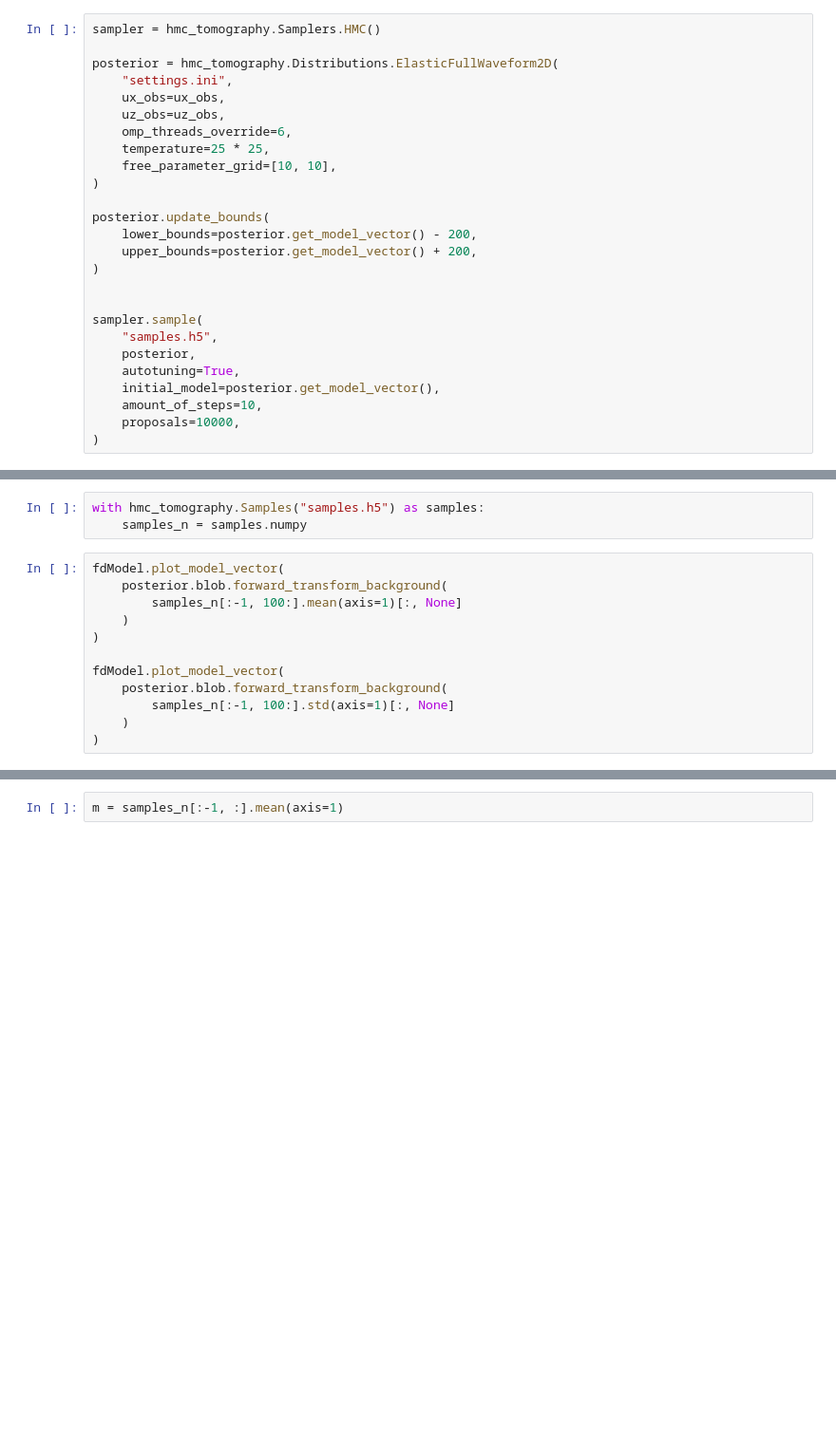
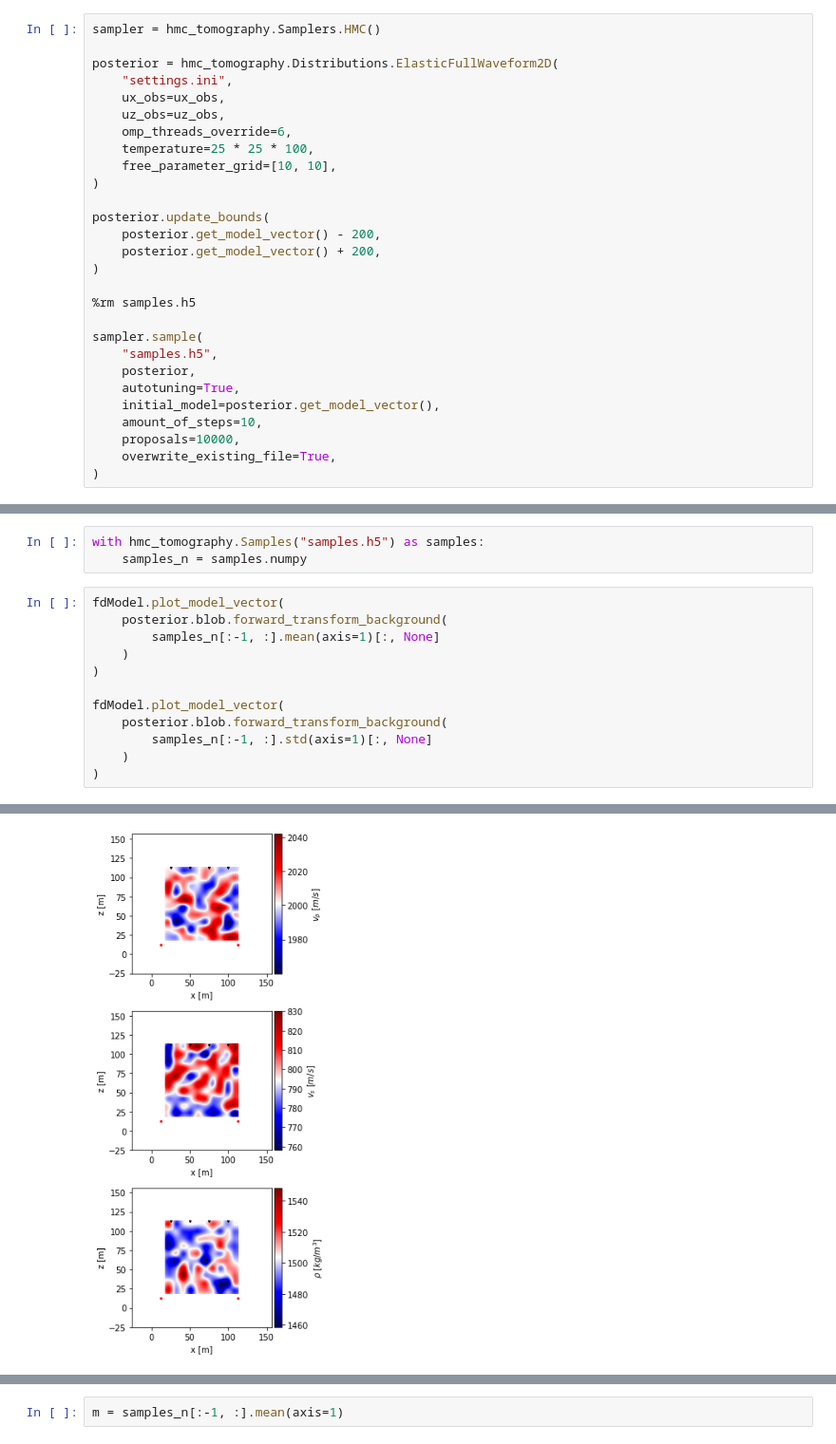
Before and after one commit to larsgeb/hmclab, a Jupyter notebook: notebooks/examples/Probabilistic Elastic FWI.ipynb, the cells around one changed output, grey strips where cells are left out. Shown at 95% size. Cells and saved outputs as stored; diff of their text form; blank space fills up the shorter version.

```diff
--- a/notebooks/examples/Probabilistic Elastic FWI.ipynb
+++ b/notebooks/examples/Probabilistic Elastic FWI.ipynb
@@ -83,15 +148,16 @@ posterior = hmc_tomography.Distributions.ElasticFullWaveform2D(
     ux_obs=ux_obs,
     uz_obs=uz_obs,
     omp_threads_override=6,
-    temperature=25 * 25,
+    temperature=25 * 25 * 100,
     free_parameter_grid=[10, 10],
 )
 
 posterior.update_bounds(
-    lower_bounds=posterior.get_model_vector() - 200,
-    upper_bounds=posterior.get_model_vector() + 200,
+    posterior.get_model_vector() - 200,
+    posterior.get_model_vector() + 200,
 )
 
+%rm samples.h5
 
 sampler.sample(
     "samples.h5",
@@ -100,4 +166,5 @@ sampler.sample(
     initial_model=posterior.get_model_vector(),
     amount_of_steps=10,
     proposals=10000,
+    overwrite_existing_file=True,
 )
@@ -109,12 +195,13 @@ with hmc_tomography.Samples("samples.h5") as samples:
 # %%
 fdModel.plot_model_vector(
     posterior.blob.forward_transform_background(
-        samples_n[:-1, 100:].mean(axis=1)[:, None]
+        samples_n[:-1, :].mean(axis=1)[:, None]
     )
 )
 
 fdModel.plot_model_vector(
     posterior.blob.forward_transform_background(
-        samples_n[:-1, 100:].std(axis=1)[:, None]
+        samples_n[:-1, :].std(axis=1)[:, None]
     )
 )
+# %% [output]
@@ -120,0 +211 @@ fdModel.plot_model_vector(
+[figure, added]
```
Also changed, not shown: parts of 24 cells of this notebook, 1 other file.
